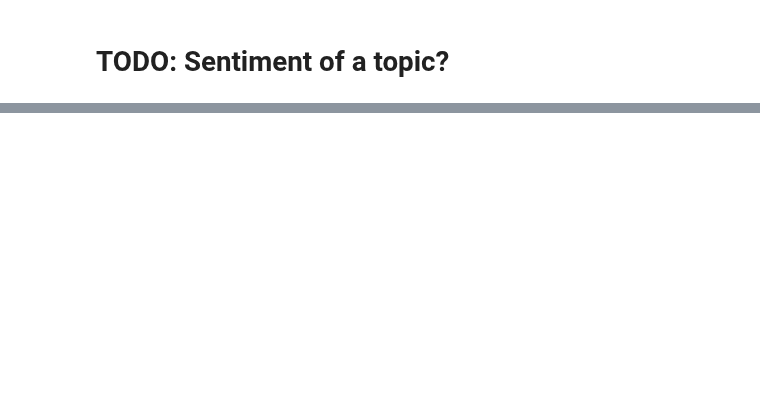
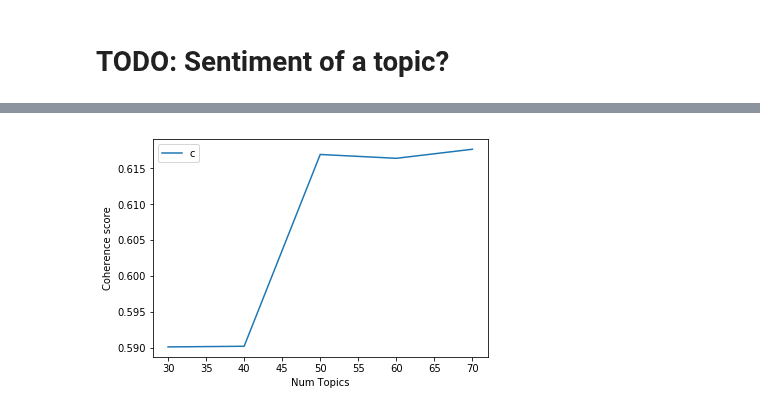
Before and after one commit to cybera/data-science-for-entrepreneurs-workshops, a Jupyter notebook: sentiment.ipynb, the cells around one changed output, grey strips where cells are left out. Cells and saved outputs as stored; diff of their text form; code cells hidden in the pictures; blank space fills up the shorter version.

Commit message:
basically done, now doing the text writing part

```diff
--- a/sentiment.ipynb
+++ b/sentiment.ipynb
@@ -91,0 +149,3 @@ plt.plot(np.log(np.abs(Y)))
+# %%
+stop_words.append('amp')
+stop_words = set(stop_words)
@@ -91,0 +187,41 @@ plt.plot(np.log(np.abs(Y)))
+# %%
+
+
+def compute_coherence_values(dictionary, corpus, texts, limit, start=2, step=3):
+    # path the the methdod we will be using for LDA analysis
+    mallet_path = 'mallet-2.0.8/bin/mallet'
+    coherence_values = []
+    model_list = []
+    for num_topics in range(start, limit, step):
+        model = gensim.models.wrappers.LdaMallet(mallet_path,
+                                                 corpus=corpus,
+                                                 num_topics=num_topics,
+                                                 id2word=dictionary,
+                                                 workers=8,
+                                                 optimize_interval = 50,
+                                                 iterations = 200)
+        model_list.append(model)
+        coherencemodel = CoherenceModel(model=model, texts=texts, dictionary=dictionary, coherence='c_v')
+        coherence_values.append(coherencemodel.get_coherence())
+
+    return model_list, coherence_values
+# %%
+# Can take a long time to run.
+
+
+model_list, coherence_values = compute_coherence_values(dictionary=dictionary,
+                                                        corpus=corpus,
+                                                        texts=subset['lemma'],
+                                                        start=30,
+                                                        limit=80,
+                                                        step=10)
+# %%
+limit=80; start=30; step=10;
+x = range(start, limit, step)
+plt.plot(x, coherence_values)
+plt.xlabel("Num Topics")
+plt.ylabel("Coherence score")
+plt.legend(("coherence_values"), loc='best')
+plt.show()
+# %% [output]
+[figure, added]
```
Also changed, not shown: parts of 15 cells of this notebook.
